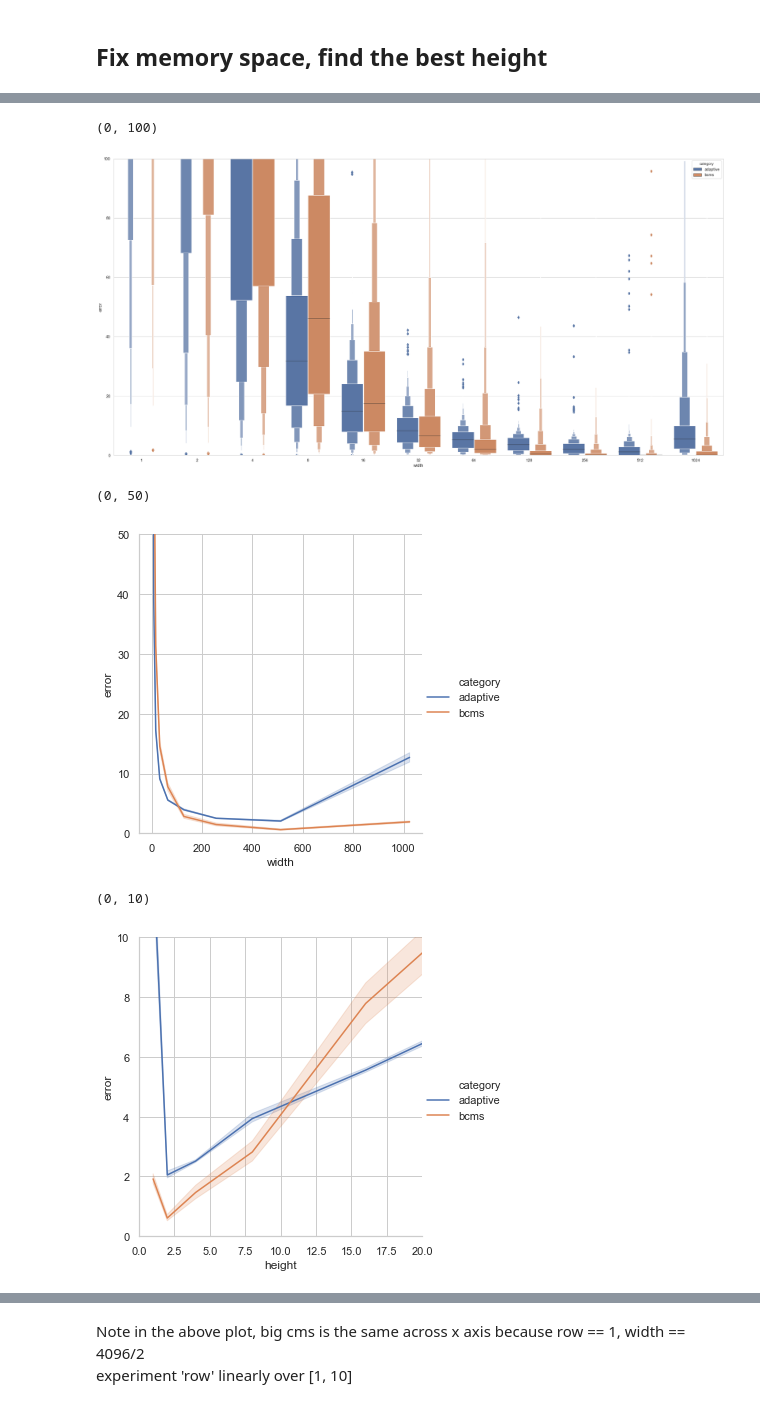
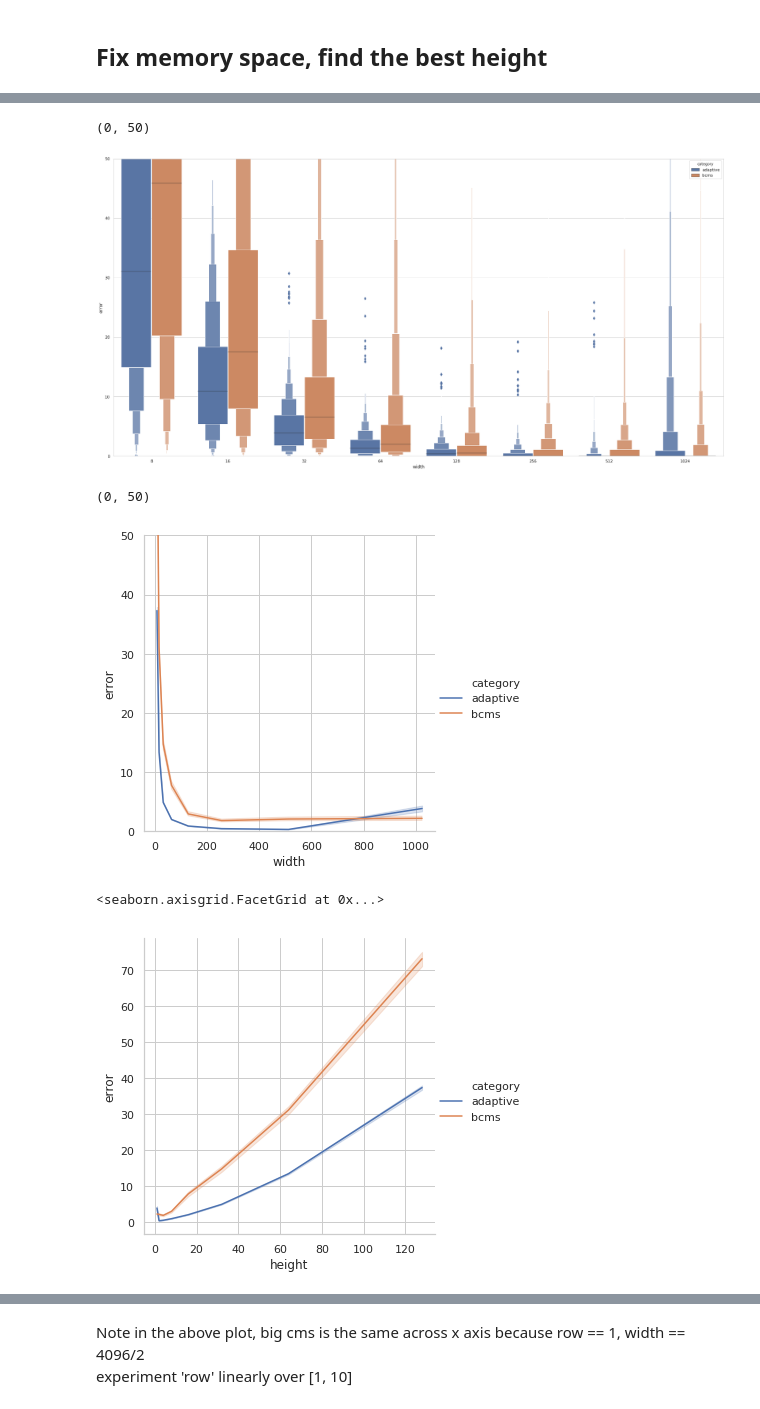
Before and after one commit to clairehxq/adaptive_cms, a Jupyter notebook: res_result.ipynb, the cells around one changed output, grey strips where cells are left out. Cells and saved outputs as stored; diff of their text form; code cells hidden in the pictures.

```diff
--- a/res_result.ipynb
+++ b/res_result.ipynb
@@ -15,6 +15,13 @@ def error_dt(row):
     return error(row['adaptives'], row['true_count']), error(row['big_cms'], row['true_count']), \
             error(row['cms'], row['true_count']), row['true_count']
 
+def cal_depth(p):
+    d = log(1/(1-p))
+    return d
+
+def cal_prob(d):
+    p = 1 - (1/np.exp(d))
+    return p
 
 def plot(f='adaptive_res.txt', small_w=256, depth=8, layers=8):
     adaptives = []
@@ -144,15 +151,14 @@ def plot_topk(file='adaptive_res.txt', small_w=256, depth=8, layers=8, topk=10):
     return 0
 
 
-def read_res(f):
+def read_res(f, p):
     adaptives = []
     big_cmss = []
     cmss = []
     true_counts = []
-    #64_4_16_1000_4096
     width, depth, row, threshold, memory = list(map(int, f.split('_')))
     small_w = width
-    with open('res/'+f, 'r') as f:
+    with open(p+f, 'r') as f:
     #with open('res_zipf', 'r') as f:
         res = f.readlines()
 
@@ -274,14 +271,15 @@ def read_res_topk(f, k=10):
 # %%
 r = pd.DataFrame()
 c = 0
-for dirpath, dirnames, filenames in os.walk('./res/'):
+path = './res/count_k1024_1048576/'
+for dirpath, dirnames, filenames in os.walk(path):
     print("has {} files".format(len(filenames)))
     for f in filenames:
         w, d, rows, t, T = f.split('_')
-        if T=='4096' and t=='1000' and rows=='4':
+        if T=='4096' and t=='1' and rows=='4':
             w, d, rows, t, T = f.split('_')
             #plot_topk('res/'+f, small_w=int(w), depth=int(d), layers=int(rows), topk=1000)
-            r = r.append(read_res(f))
+            r = r.append(read_res(f, path ))
             print(c, f)
             c+= 1
     break
@@ -325,10 +320,10 @@ sns.boxenplot(x='width', y='error', hue='category', data=r_height)
 r_height = r[r.row==4]
 plt.figure(figsize=[30,15])
 sns.boxenplot(x='width', y='error', hue='category', data=r_height)
-plt.ylim([0,100])
+plt.ylim([0,50])
 # %% [output]
-(0, 100)
+(0, 50)
-[figure, old version]
+[figure, new version]
 # %%
 # lineplot:
 sns.relplot(x="width", y="error", hue='category', kind='line', data=r_height)
@@ -337,11 +332,12 @@ plt.ylim([0,50])
 # pick height=4096/4/512 = 2 for future experiment
 # %% [output]
 (0, 50)
-[figure, old version]
+[figure, new version]
 # %%
+#line plot on height
 sns.relplot(x="height", y="error", hue='category', kind='line', data=r_height)
-plt.xlim([0,20])
-plt.ylim([0,10])
+#plt.xlim([600,1000])
+#plt.ylim([0,10])
 # %% [output]
-(0, 10)
+<seaborn.axisgrid.FacetGrid at 0x...>
-[figure, old version]
+[figure, new version]
```
Also changed, not shown: parts of 23 cells of this notebook, 7 other files.
